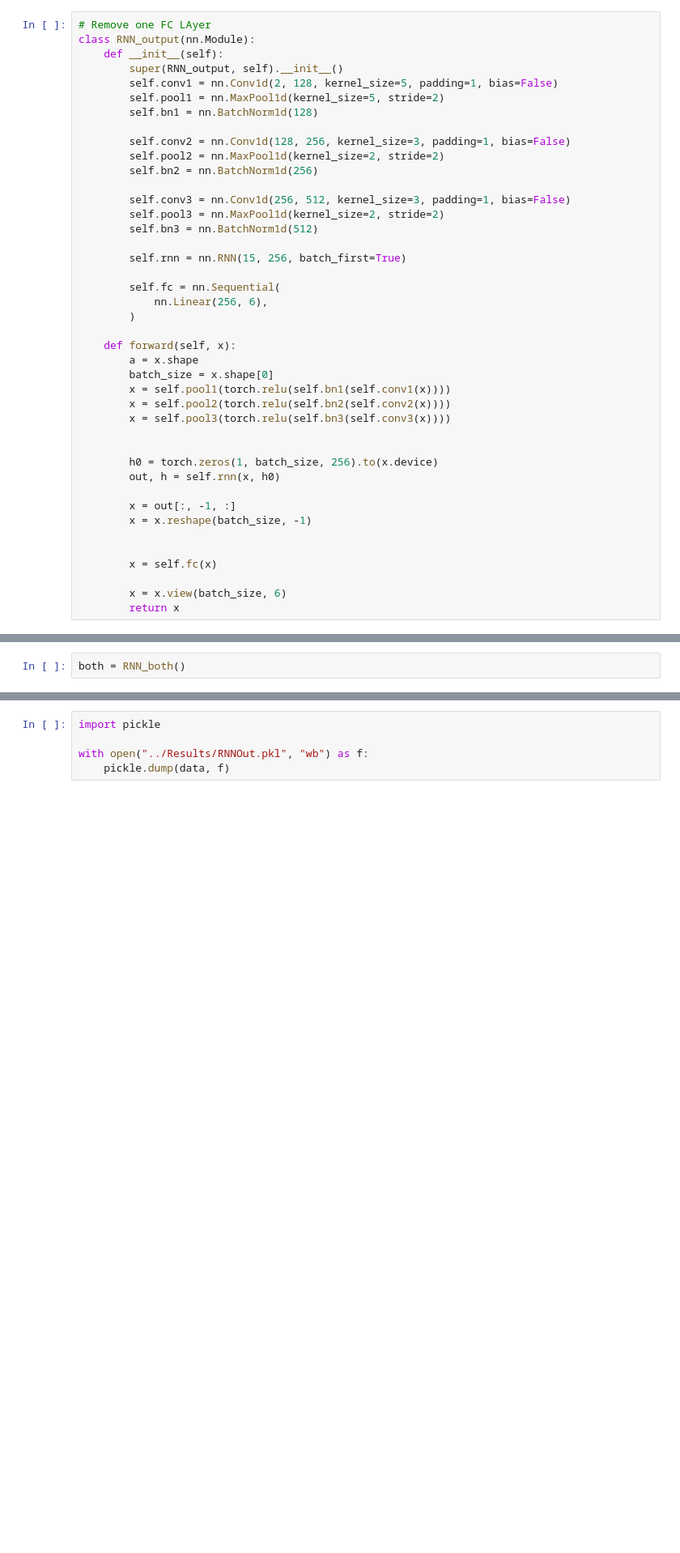
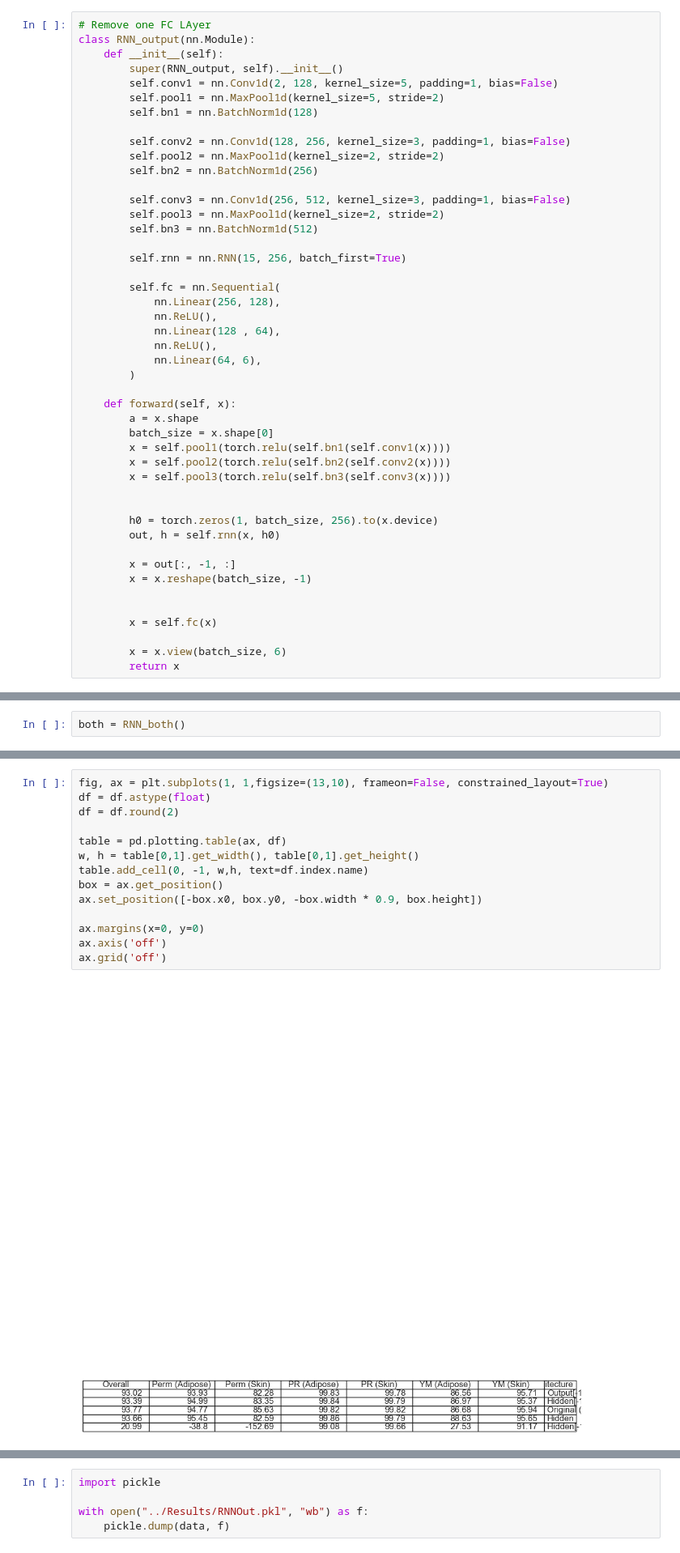
Before and after one commit to RobbieSoutham/SkinLearning, a Jupyter notebook: Notebooks/RNN outputs.ipynb, the cells around one changed output, grey strips where cells are left out. Shown at 81% size. Cells and saved outputs as stored; diff of their text form; blank space fills up the shorter version.

```diff
--- a/Notebooks/RNN outputs.ipynb
+++ b/Notebooks/RNN outputs.ipynb
@@ -92,7 +133,11 @@ class RNN_output(nn.Module):
         self.rnn = nn.RNN(15, 256, batch_first=True)
 
         self.fc = nn.Sequential(
-            nn.Linear(256, 6),
+            nn.Linear(256, 128),
+            nn.ReLU(),
+            nn.Linear(128 , 64),
+            nn.ReLU(),
+            nn.Linear(64, 6),
         )
 
     def forward(self, x):
@@ -398,0 +472,16 @@ Average percent correctness 100-MAPE
+# %%
+fig, ax = plt.subplots(1, 1,figsize=(13,10), frameon=False, constrained_layout=True)
+df = df.astype(float)
+df = df.round(2)
+
+table = pd.plotting.table(ax, df)
+w, h = table[0,1].get_width(), table[0,1].get_height()
+table.add_cell(0, -1, w,h, text=df.index.name)
+box = ax.get_position()
+ax.set_position([-box.x0, box.y0, -box.width * 0.9, box.height])
+
+ax.margins(x=0, y=0)
+ax.axis('off')
+ax.grid('off')
+# %% [output]
+[figure, added]
```
Also changed, not shown: parts of 23 cells of this notebook, 22 other files.
